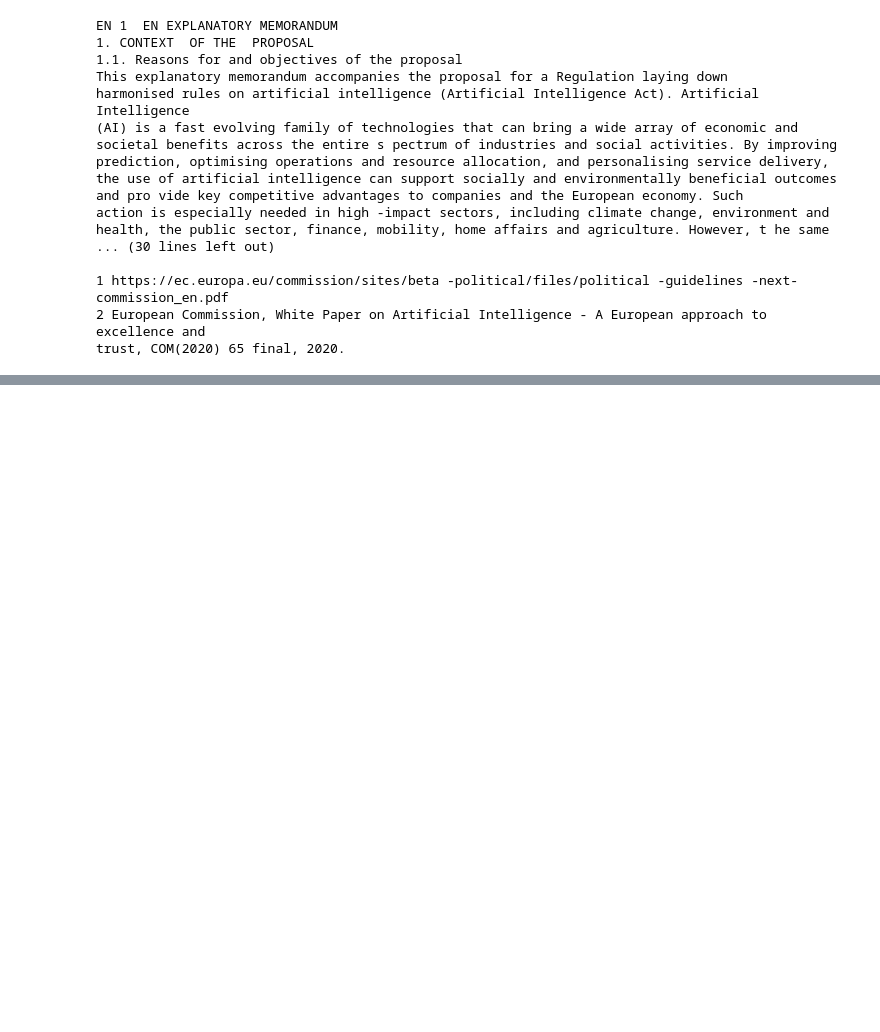
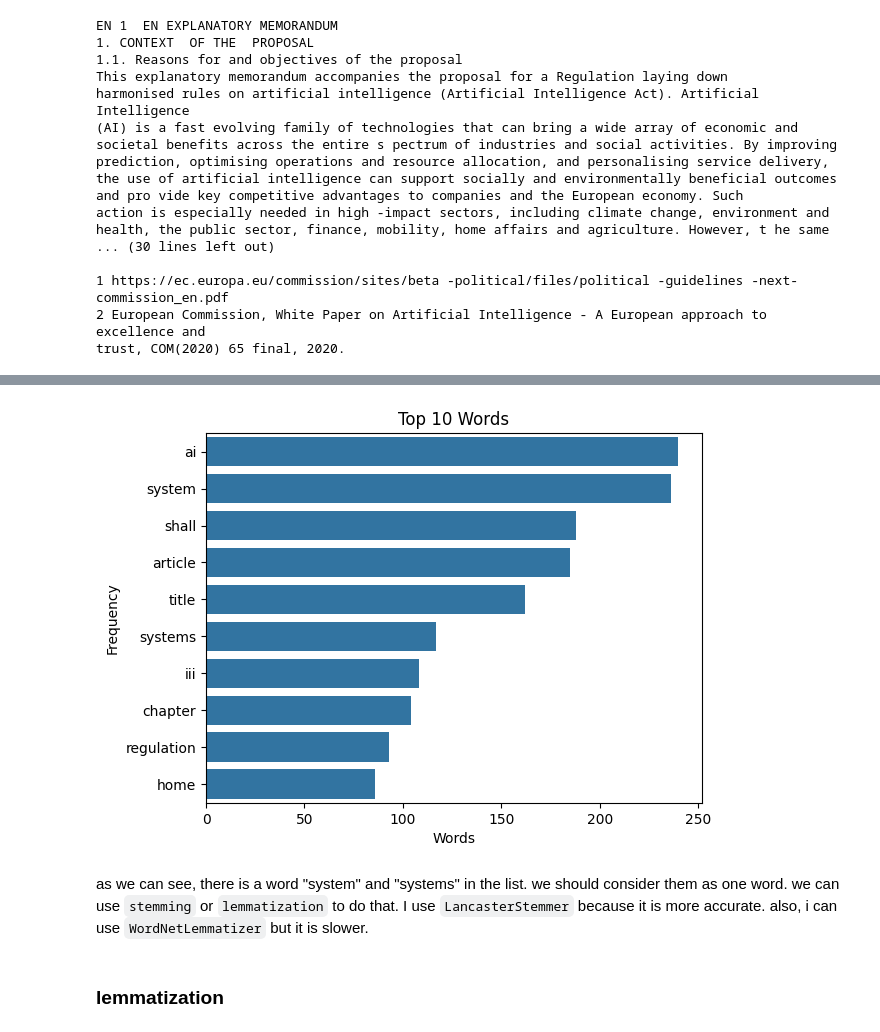
Before and after one commit to kkasra12/act_visualization, a Jupyter notebook: main.ipynb, the cells around one changed output, grey strips where cells are left out. Drawn from its saved outputs; the diff is of its cells as text; code cells hidden in the pictures; blank space fills up the shorter version.

```diff
--- a/main.ipynb
+++ b/main.ipynb
@@ -51,0 +315,16 @@ trust, COM(2020) 65 final, 2020.
+# %%
+def validate_word(word):
+    word = word.lower()
+    if word.isalpha() and word not in stopwords.words('english'):
+        return word
+    return None
+# %%
+all_words = []
+for page in scrapper.content:
+    for paragraph in page:
+        for word in word_tokenize(paragraph):
+            word = validate_word(word)
+            if word:
+                all_words.append(word)
+
+np.unique(all_words, return_counts=True)
@@ -51,0 +334,4 @@ trust, COM(2020) 65 final, 2020.
+# %%
+words_count = list(zip(*np.unique(all_words, return_counts=True)))
+words_count.sort(key=lambda x: x[1], reverse=True)
+words_count
@@ -51,0 +356,11 @@ trust, COM(2020) 65 final, 2020.
+# %%
+limit = 10
+fig = sns.barplot(y=[w[0] for w in words_count[:limit]], x=[w[1] for w in words_count[:limit]])
+fig.set(xlabel='Words', ylabel='Frequency', title = f'Top {limit} Words')
+plt.show()
+# %% [output]
+[figure, added]
+# %% [markdown]
+as we can see, there is a word "system" and "systems" in the list. we should consider them as one word. we can use `stemming` or `lemmatization` to do that. I use `LancasterStemmer` because it is more accurate. also, i can use `WordNetLemmatizer` but it is slower.
+# %% [markdown]
+### lemmatization
```
Also changed, not shown: parts of 35 cells of this notebook, 3 other files.
